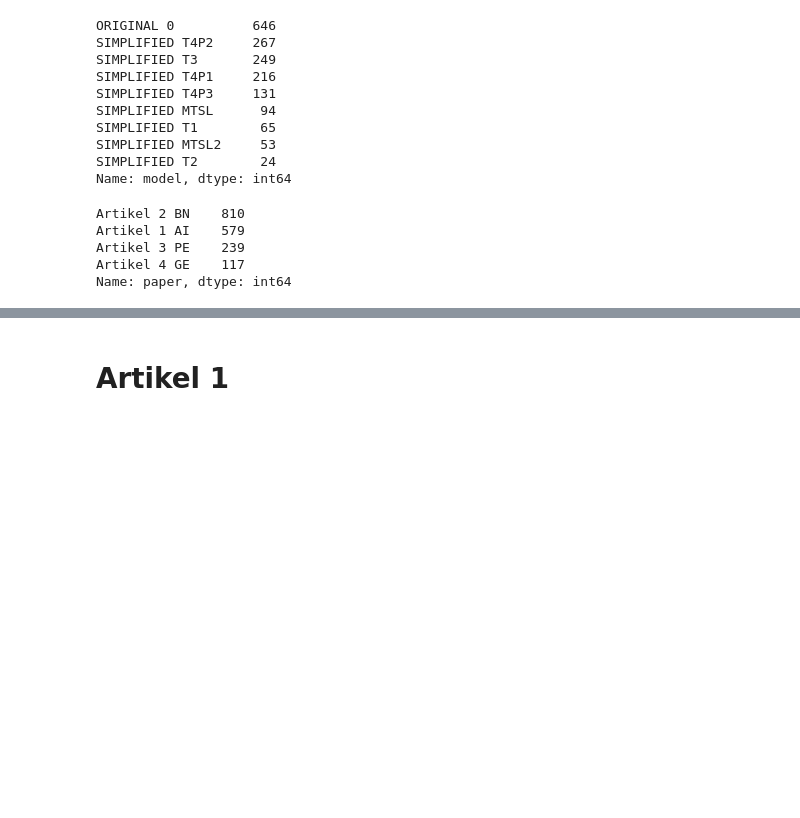
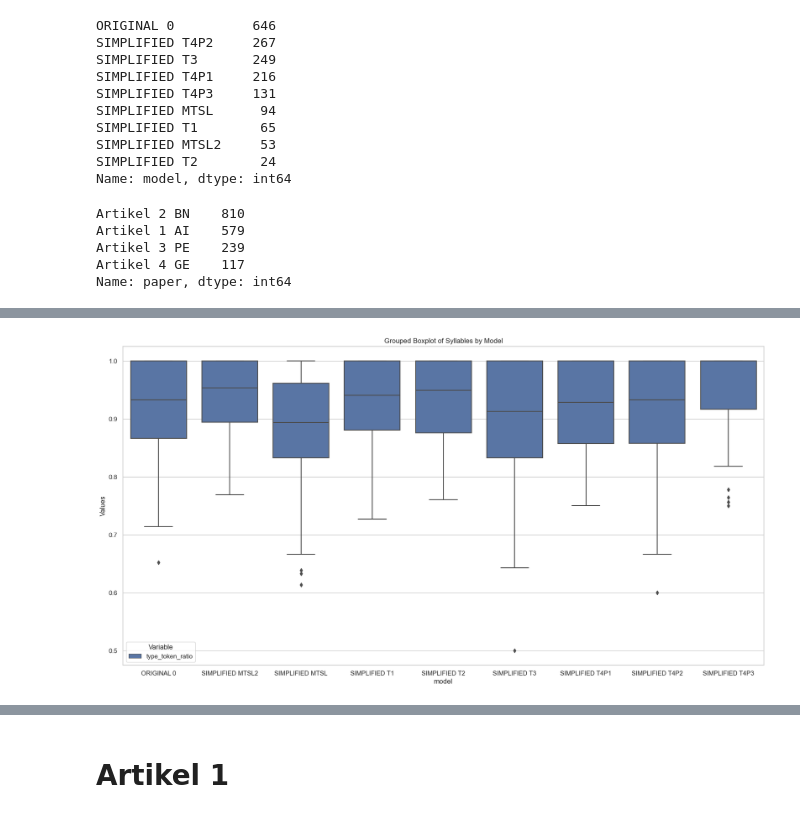
Before and after one commit to dylancluyse/bachelorproef-nlp-tekstvereenvoudiging, a Jupyter notebook: scripts/PHASE_5.ipynb, the cells around one changed output, grey strips where cells are left out. Drawn from its saved outputs; the diff is of its cells as text; code cells hidden in the pictures; blank space fills up the shorter version.

```diff
--- a/scripts/PHASE_5.ipynb
+++ b/scripts/PHASE_5.ipynb
@@ -3,7 +3,7 @@ import pandas as pd
 import seaborn as sns
 import matplotlib.pyplot as plt
 # %%
-df = pd.read_csv('result.csv')
+df = pd.read_csv('../STATISTIEKEN_BACHELORPROEF_ATS.csv')
 # %%
 df.columns
 # %% [output]
@@ -36,3 +36,7 @@ Artikel 1 AI    579
 Artikel 3 PE    239
 Artikel 4 GE    117
 Name: paper, dtype: int64
+# %%
+used_articles = df['paper'].unique()[:2]
+# %%
+df = df[df['paper'].isin(used_articles)]
@@ -38,0 +45,2 @@ Name: paper, dtype: int64
+# %%
+data = df[df['FRE'] > 0]
@@ -38,0 +82,31 @@ Name: paper, dtype: int64
+# %%
+import pandas as pd
+import seaborn as sns
+import matplotlib.pyplot as plt
+
+# Assuming your dataset is named 'data'
+columns_to_plot = ['type_token_ratio']
+group_by_column = 'model'
+
+# Set the style of the plot
+sns.set(style="whitegrid")
+
+# Reshape the data using melt()
+melted_data = pd.melt(data, id_vars=[group_by_column], value_vars=columns_to_plot,
+                      var_name='Variable', value_name='Value')
+
+# Set the figsize
+plt.figure(figsize=(20, 10))
+
+# Create the grouped boxplot
+sns.boxplot(data=melted_data, x=group_by_column, y='Value', hue='Variable')
+
+# Set the title and labels for the plot
+plt.title("Grouped Boxplot of Syllables by Model")
+plt.xlabel(group_by_column)
+plt.ylabel("Values")
+
+# Show the plot
+plt.show()
+# %% [output]
+[figure, added]
```
Also changed, not shown: parts of 5 cells of this notebook, 14 other files.
